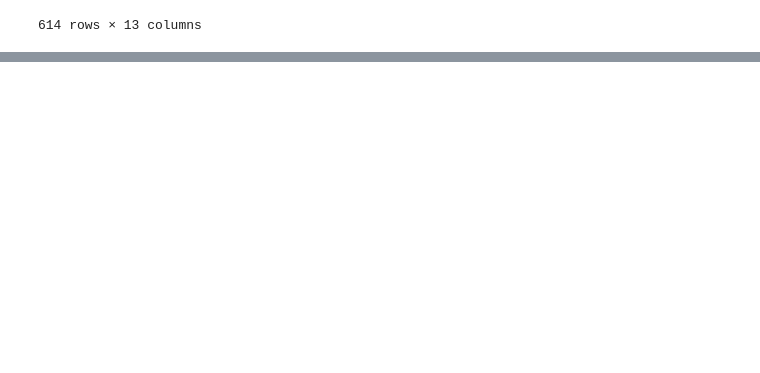
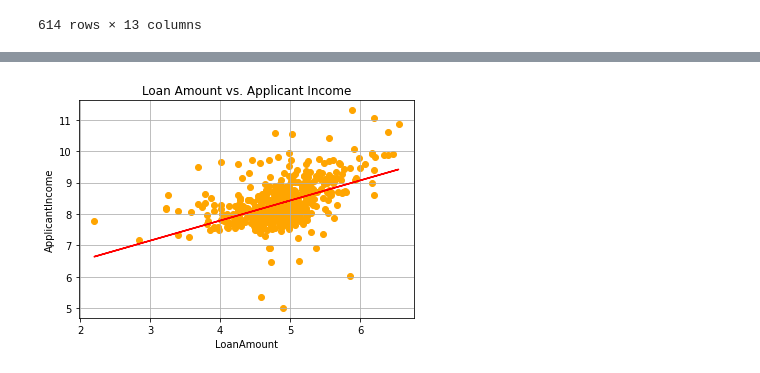
Before and after one commit to Marlyng26/Loan-Analysis, a Jupyter notebook: The One.ipynb, the cells around one changed output, grey strips where cells are left out. Cells and saved outputs as stored; diff of their text form; code cells hidden in the pictures; blank space fills up the shorter version.

```diff
--- a/The One.ipynb
+++ b/The One.ipynb
@@ -153,0 +270,17 @@ prediction
+# %%
+def plot_regression(x_values,y_values):
+    (slope, intercept, rvalue, pvalue,stderr)=linregress(x_values,y_values)
+    predicted_y=slope*x_values+intercept
+    line_equation=f"y = {round(slope,2)}x + {round(intercept,2)}"
+#     plt.scatter(x_values,y_values, c = 'b')
+    plt.plot(x_values,predicted_y,c='r')
+#     plot_regression(x_values=np.log(data['LoanAmount']),y_values= np.log(data['ApplicantIncome']))
+    plt.title('Loan Amount vs. Applicant Income')
+    plt.scatter(x_values,y_values, c='orange')
+    plt.xlabel('LoanAmount')
+    plt.ylabel('ApplicantIncome')
+    plt.grid()
+# %%
+plot_regression(np.log(data['LoanAmount']),np.log(data['ApplicantIncome']))
+# %% [output]
+[figure, added]
```
Also changed, not shown: parts of 20 cells of this notebook.
